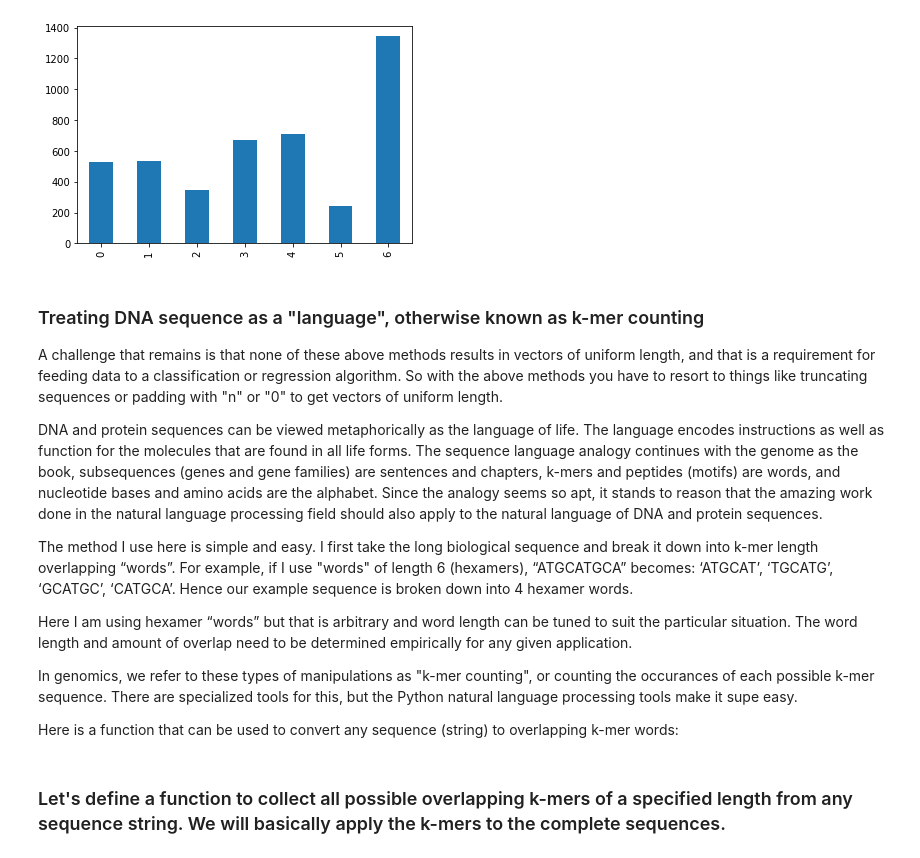
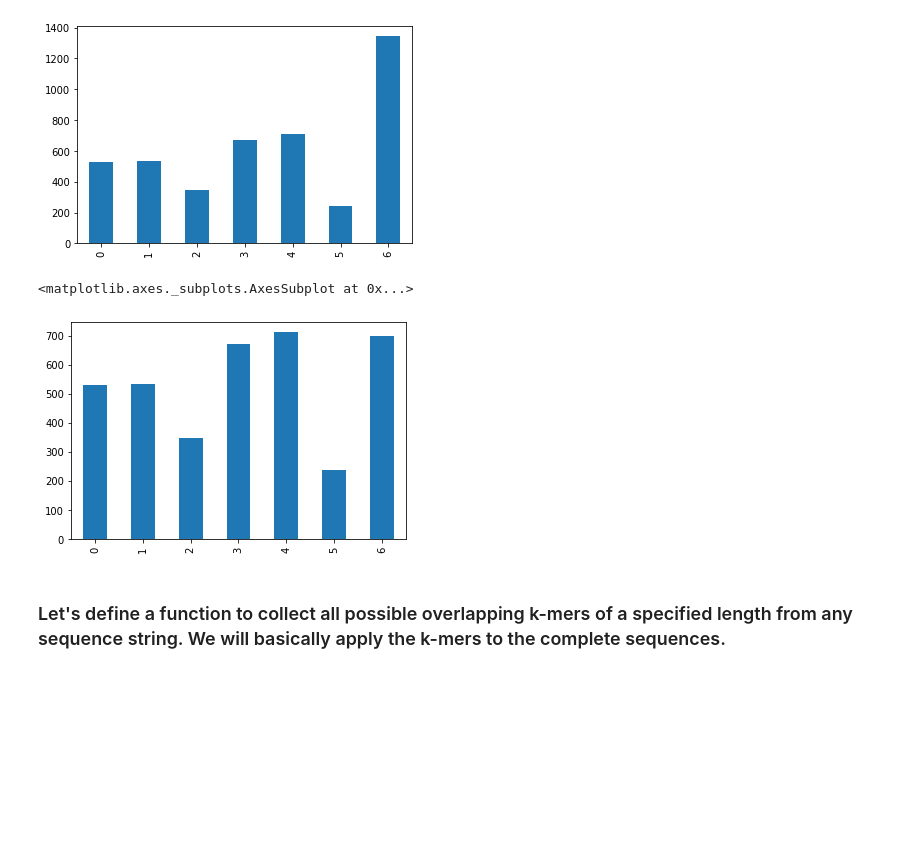
Before and after one commit to JahedNaghipoor/Classification-of-genes, a Jupyter notebook: DNA_Sequencing.ipynb, the cells around one changed output. Cells and saved outputs as stored; diff of their text form; code cells hidden in the pictures; blank space fills up the shorter version.

```diff
--- a/DNA_Sequencing.ipynb
+++ b/DNA_Sequencing.ipynb
@@ -82,32 +82,21 @@ human_data['class'].value_counts().sort_index().plot(kind='bar')
 <matplotlib.axes._subplots.AxesSubplot at 0x...>
 [figure]
 # %%
-'''from sklearn.utils import resample
+from sklearn.utils import resample
 # Separate class 6 and other classes
 df_without_class6 = human_data[human_data['class']!=6]
 df_with_class6 = human_data[human_data['class']==6]
 
 # Upsample minority class
 df_with_class6 = resample(df_with_class6,
                                  replace=True,
                                  n_samples=700,
                                  random_state=123)
 human_data = pd.concat([df_with_class6, df_without_class6])
-human_data['class'].value_counts().sort_index().plot(kind='bar')'''
+human_data['class'].value_counts().sort_index().plot(kind='bar')
+# %% [output]
+<matplotlib.axes._subplots.AxesSubplot at 0x...>
+[figure, added]
-# %% [markdown]
-### Treating DNA sequence as a "language", otherwise known as  k-mer counting
-
-A challenge that remains is that none of these above methods results in vectors of uniform length, and that is a requirement for feeding data to a classification or regression algorithm. So with the above methods you have to resort to things like truncating sequences or padding with "n" or "0" to get vectors of uniform length.
-
-DNA and protein sequences can be viewed metaphorically as the language of life. The language encodes instructions as well as function for the molecules that are found in all life forms. The sequence language analogy continues with the genome as the book, subsequences (genes and gene families) are sentences and chapters, k-mers and peptides (motifs) are words, and nucleotide bases and amino acids are the alphabet. Since the analogy seems so apt, it stands to reason that the amazing work done in the natural language processing field should also apply to the natural language of DNA and protein sequences.
-
-The method I use here is simple and easy. I first take the long biological sequence and break it down into k-mer length overlapping “words”. For example, if I use "words" of length 6 (hexamers), “ATGCATGCA” becomes: ‘ATGCAT’, ‘TGCATG’, ‘GCATGC’, ‘CATGCA’. Hence our example sequence is broken down into 4 hexamer words.
-
-Here I am using hexamer “words” but that is arbitrary and word length can be tuned to suit the particular situation. The word length and amount of overlap need to be determined empirically for any given application.
-
-In genomics, we refer to these types of manipulations as "k-mer counting", or counting the occurances of each possible k-mer sequence. There are specialized tools for this, but the Python natural language processing tools make it supe easy.
-
-Here is a function that can be used to convert any sequence (string) to overlapping k-mer words:
 # %% [markdown]
 ### Let's define a function to collect all possible overlapping k-mers of a specified length from any sequence string. We will basically apply the k-mers to the complete sequences.
 # %%
```
Also changed, not shown: parts of 9 cells of this notebook.
